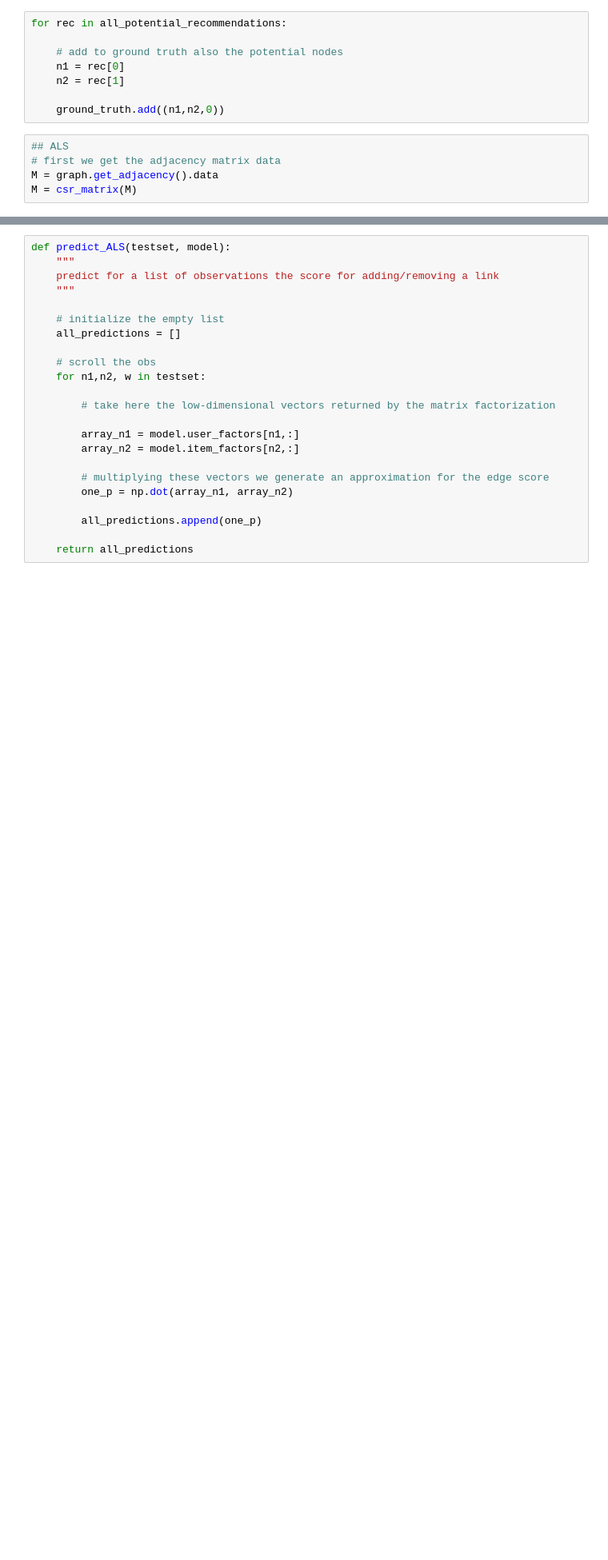
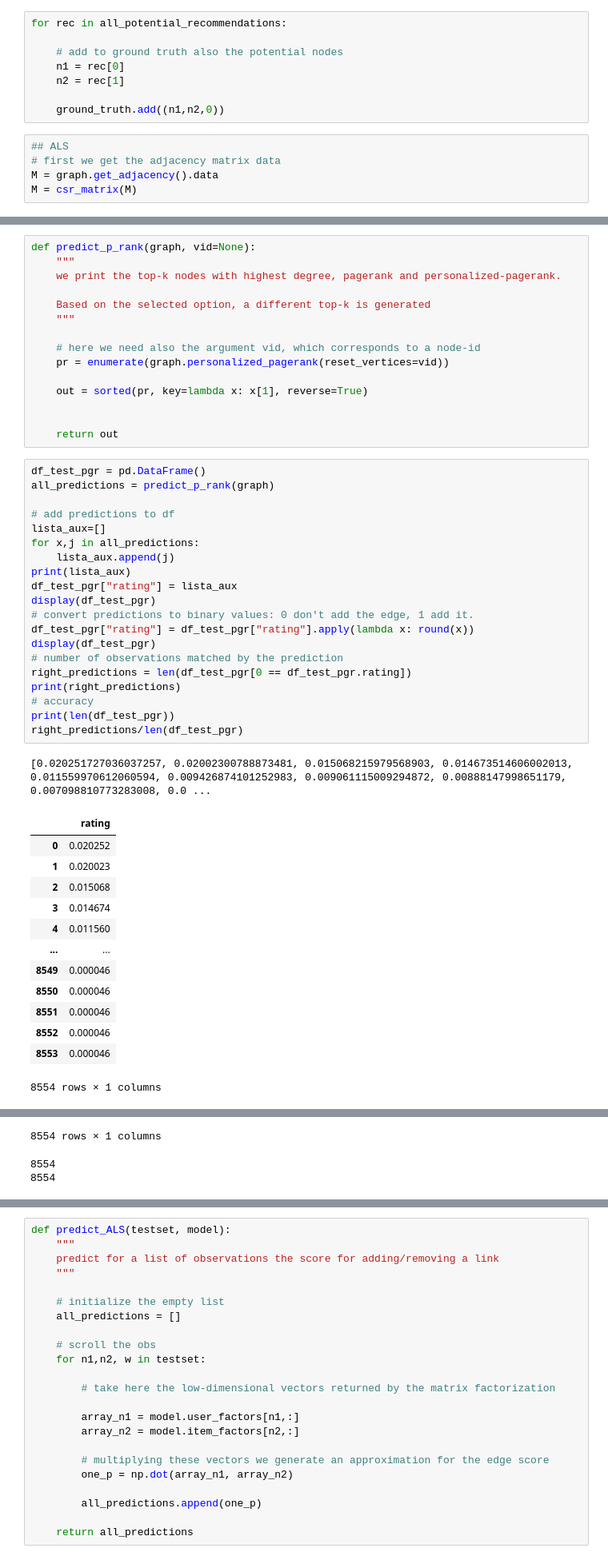
Before and after one commit to waze96/IR_WA_FinalProject, a Jupyter notebook: notebook/RQ3.ipynb, the cells around one changed output, grey strips where cells are left out. Shown at 80% size. Saved outputs shown, nothing was run; the diff lists cells and outputs as text; blank space fills up the shorter version.

```diff
--- a/notebook/RQ3.ipynb
+++ b/notebook/RQ3.ipynb
@@ -423,0 +412,50 @@ WARNING:root:OpenBLAS detected. Its highly recommend to set the environment vari
+# %%
+def predict_p_rank(graph, vid=None):
+    """
+    we print the top-k nodes with highest degree, pagerank and personalized-pagerank.
+
+    Based on the selected option, a different top-k is generated
+    """
+
+    # here we need also the argument vid, which corresponds to a node-id
+    pr = enumerate(graph.personalized_pagerank(reset_vertices=vid))
+
+    out = sorted(pr, key=lambda x: x[1], reverse=True)
+
+
+    return out
+# %%
+df_test_pgr = pd.DataFrame()
+all_predictions = predict_p_rank(graph)
+
+# add predictions to df
+lista_aux=[]
+for x,j in all_predictions:
+    lista_aux.append(j)
+print(lista_aux)
+df_test_pgr["rating"] = lista_aux
+display(df_test_pgr)
+# convert predictions to binary values: 0 don't add the edge, 1 add it.
+df_test_pgr["rating"] = df_test_pgr["rating"].apply(lambda x: round(x))
+display(df_test_pgr)
+# number of observations matched by the prediction
+right_predictions = len(df_test_pgr[0 == df_test_pgr.rating])
+print(right_predictions)
+# accuracy
+print(len(df_test_pgr))
+right_predictions/len(df_test_pgr)
+# %% [output]
+[0.020251727036037257, 0.02002300788873481, 0.015068215979568903, 0.014673514606002013, 0.011559970612060594, 0.009426874101252983, 0.009061115009294872, 0.00888147998651179, 0.007098810773283008, 0.0 ...
+|  | rating |
+| 0 | 0.020252 |
+| 1 | 0.020023 |
+| 2 | 0.015068 |
+| 3 | 0.014674 |
+| 4 | 0.011560 |
+| ... | ... |
+| 8549 | 0.000046 |
+| 8550 | 0.000046 |
+| 8551 | 0.000046 |
+| 8552 | 0.000046 |
+| 8553 | 0.000046 |
+8554 rows × 1 columns
@@ -423,0 +474,3 @@ WARNING:root:OpenBLAS detected. Its highly recommend to set the environment vari
+8554 rows × 1 columns
+8554
+8554
```
Also changed, not shown: parts of 23 cells of this notebook.
